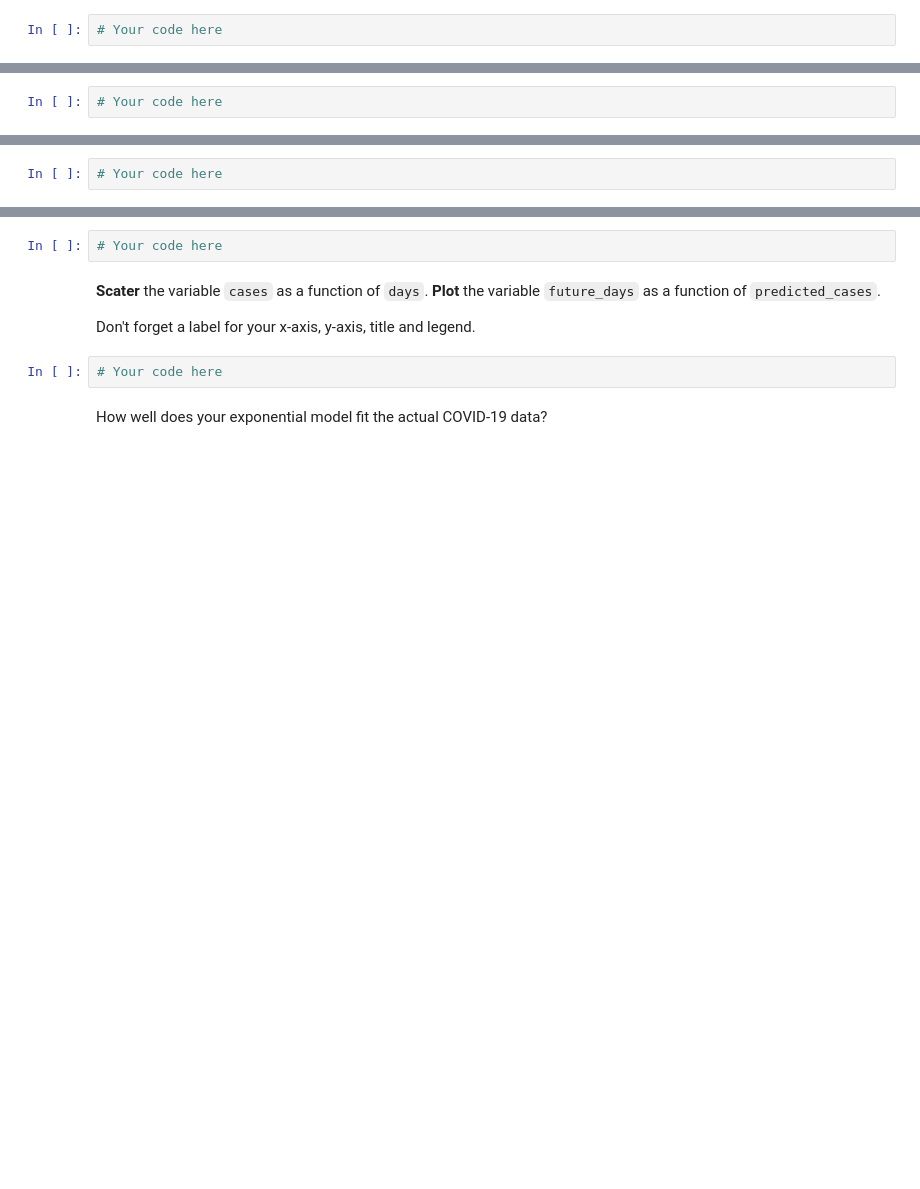
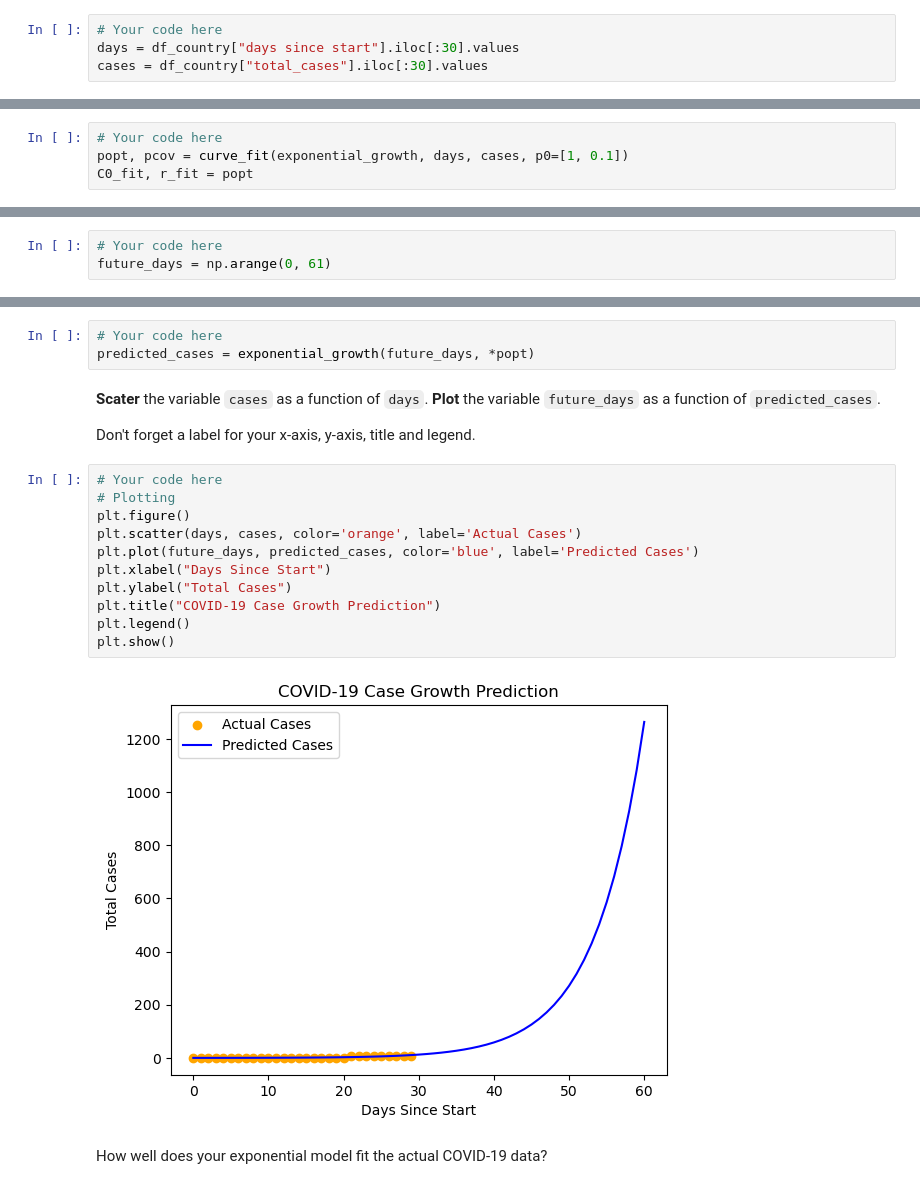
Before and after one commit to ajhpark316/ulab_Andrew, a Jupyter notebook: homework13/hw13.ipynb, the cells around one changed output, grey strips where cells are left out. Saved outputs shown, nothing was run; the diff lists cells and outputs as text; blank space fills up the shorter version.

```diff
--- a/homework13/hw13.ipynb
+++ b/homework13/hw13.ipynb
@@ -181,6 +211,8 @@ Write a **function** called `exponential_growth` that takes in arguments `t`, `C
 Make a new variable called `days` and another new variable called `cases`. To the `days` variable give it the first 30 rows (your column **"days_since_start"**) and to the `cases` variable give it the first 30 rows (your column **"total_cases"**).
 # %%
 # Your code here
+days = df_country["days since start"].iloc[:30].values
+cases = df_country["total_cases"].iloc[:30].values
 # %% [markdown]
 With `curve_fit` fit the model. Give it the argument `p0 = [1, 0.1]`.
 # %%
@@ -189,6 +223,8 @@ With `curve_fit` fit the model. Give it the argument `p0 = [1, 0.1]`.
 Extract the best-fit parameters from `popt`. Call them `C0_fit` and `r_fit`.
 # %%
 # Your code here
+popt, pcov = curve_fit(exponential_growth, days, cases, p0=[1, 0.1])
+C0_fit, r_fit = popt
 # %% [markdown]
 Print your variables `C0_fit` with **two** significant digits. Print your variables `r_fit` with **four** significant digits.
 # %%
@@ -197,18 +238,31 @@ Print your variables `C0_fit` with **two** significant digits. Print your variab
 Make sure to have `matplotlib` imported. Make a variable called `future_days` give it a numpy range from `0` to `60`. We want to predict up to 60 days.
 # %%
 # Your code here
+future_days = np.arange(0, 61)
 # %% [markdown]
 Make a variable called `predicted_cases` set it equal to your function `exponential_growth` with inputs being `future_days` and your `curve_fit` outputs.
 
 *Hint: You will want to use `*popt` as your `curve_fit` input.*
 # %%
 # Your code here
+predicted_cases = exponential_growth(future_days, *popt)
 # %% [markdown]
 **Scater** the variable `cases` as a function of `days`. **Plot** the variable `future_days` as a function of `predicted_cases`.
 
 Don't forget a label for your x-axis, y-axis, title and legend.
 # %%
 # Your code here
+# Plotting
+plt.figure()
+plt.scatter(days, cases, color='orange', label='Actual Cases')
+plt.plot(future_days, predicted_cases, color='blue', label='Predicted Cases')
+plt.xlabel("Days Since Start")
+plt.ylabel("Total Cases")
+plt.title("COVID-19 Case Growth Prediction")
+plt.legend()
+plt.show()
+# %% [output]
+[figure, added]
 # %% [markdown]
 How well does your exponential model fit the actual COVID-19 data?
 # %%
```
Also changed, not shown: parts of 15 cells of this notebook, 3 other files.
